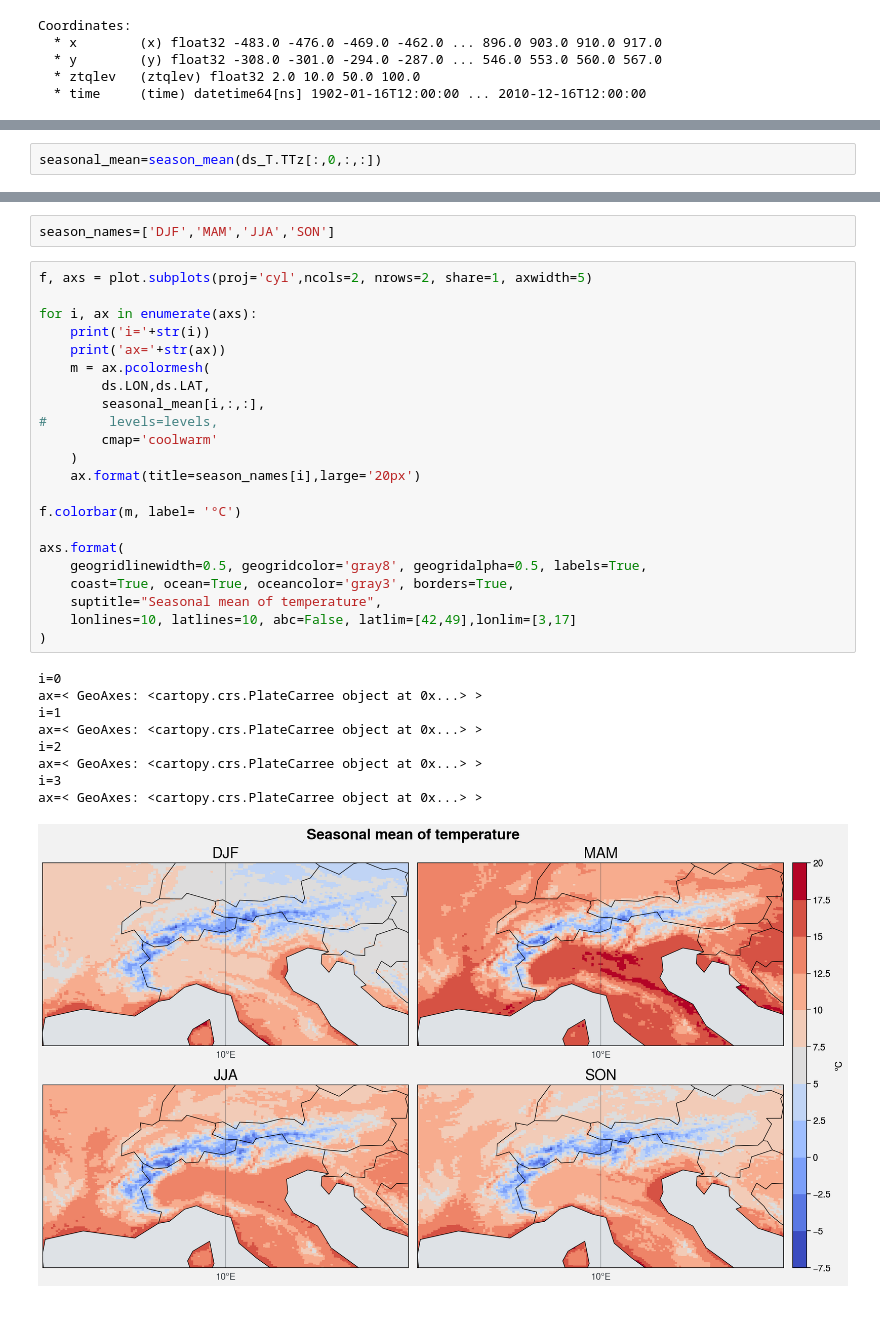
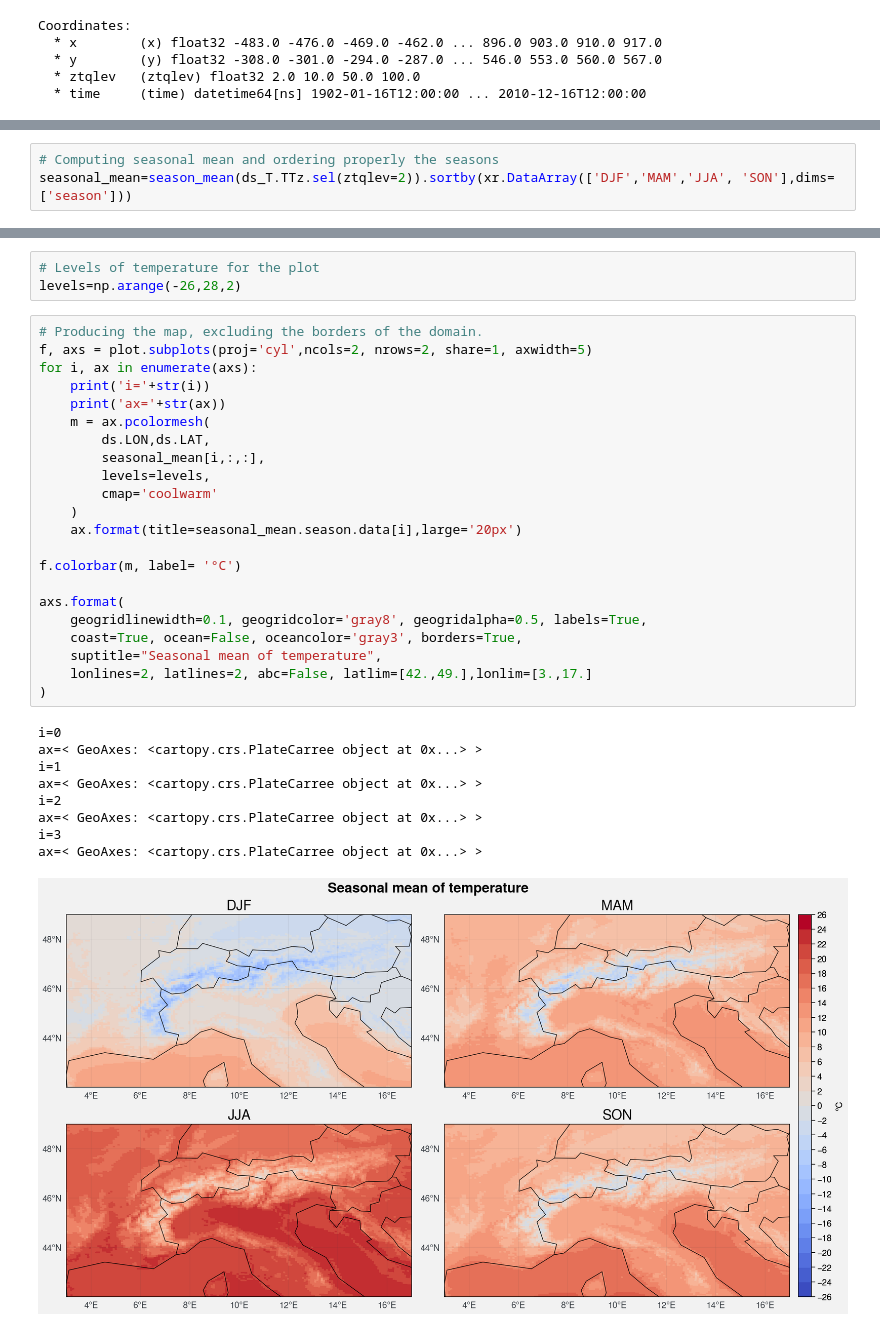
Before and after one commit to mmenegoz/M2_climat_MAR, a Jupyter notebook: MAR_alpine_climate_trends.ipynb, the cells around one changed output, grey strips where cells are left out. Cells and saved outputs as stored; diff of their text form.

```diff
--- a/MAR_alpine_climate_trends.ipynb
+++ b/MAR_alpine_climate_trends.ipynb
@@ -110,5 +105,6 @@ def season_mean(ds, calendar="standard"):
     # Calculate the weighted average
     return (ds * weights).groupby("time.season").sum(dim="time")
 # %%
-seasonal_mean=season_mean(ds_T.TTz[:,0,:,:])
+# Computing seasonal mean and ordering properly the seasons
+seasonal_mean=season_mean(ds_T.TTz.sel(ztqlev=2)).sortby(xr.DataArray(['DJF','MAM','JJA', 'SON'],dims=['season']))
 # %%
@@ -118,34 +114,35 @@ seasonal_mean.shape
-# %%
-season_names=['DJF','MAM','JJA','SON']
+# %%
+# Levels of temperature for the plot
+levels=np.arange(-26,28,2)
 # %%
+# Producing the map, excluding the borders of the domain.
 f, axs = plot.subplots(proj='cyl',ncols=2, nrows=2, share=1, axwidth=5)
-
 for i, ax in enumerate(axs):
     print('i='+str(i))
     print('ax='+str(ax))
     m = ax.pcolormesh(
         ds.LON,ds.LAT,
         seasonal_mean[i,:,:],
-#        levels=levels,
+        levels=levels,
         cmap='coolwarm'
     )
-    ax.format(title=season_names[i],large='20px')
+    ax.format(title=seasonal_mean.season.data[i],large='20px')
 
 f.colorbar(m, label= '°C')
 
 axs.format(
-    geogridlinewidth=0.5, geogridcolor='gray8', geogridalpha=0.5, labels=True,
-    coast=True, ocean=True, oceancolor='gray3', borders=True,
+    geogridlinewidth=0.1, geogridcolor='gray8', geogridalpha=0.5, labels=True,
+    coast=True, ocean=False, oceancolor='gray3', borders=True,
     suptitle="Seasonal mean of temperature",
-    lonlines=10, latlines=10, abc=False, latlim=[42,49],lonlim=[3,17]
+    lonlines=2, latlines=2, abc=False, latlim=[42.,49.],lonlim=[3.,17.]
 )
 # %% [output]
 i=0
 ax=< GeoAxes: <cartopy.crs.PlateCarree object at 0x...> >
 i=1
 ax=< GeoAxes: <cartopy.crs.PlateCarree object at 0x...> >
 i=2
 ax=< GeoAxes: <cartopy.crs.PlateCarree object at 0x...> >
 i=3
 ax=< GeoAxes: <cartopy.crs.PlateCarree object at 0x...> >
-[figure, old version]
+[figure, new version]
```
Also changed, not shown: parts of 20 cells of this notebook.
